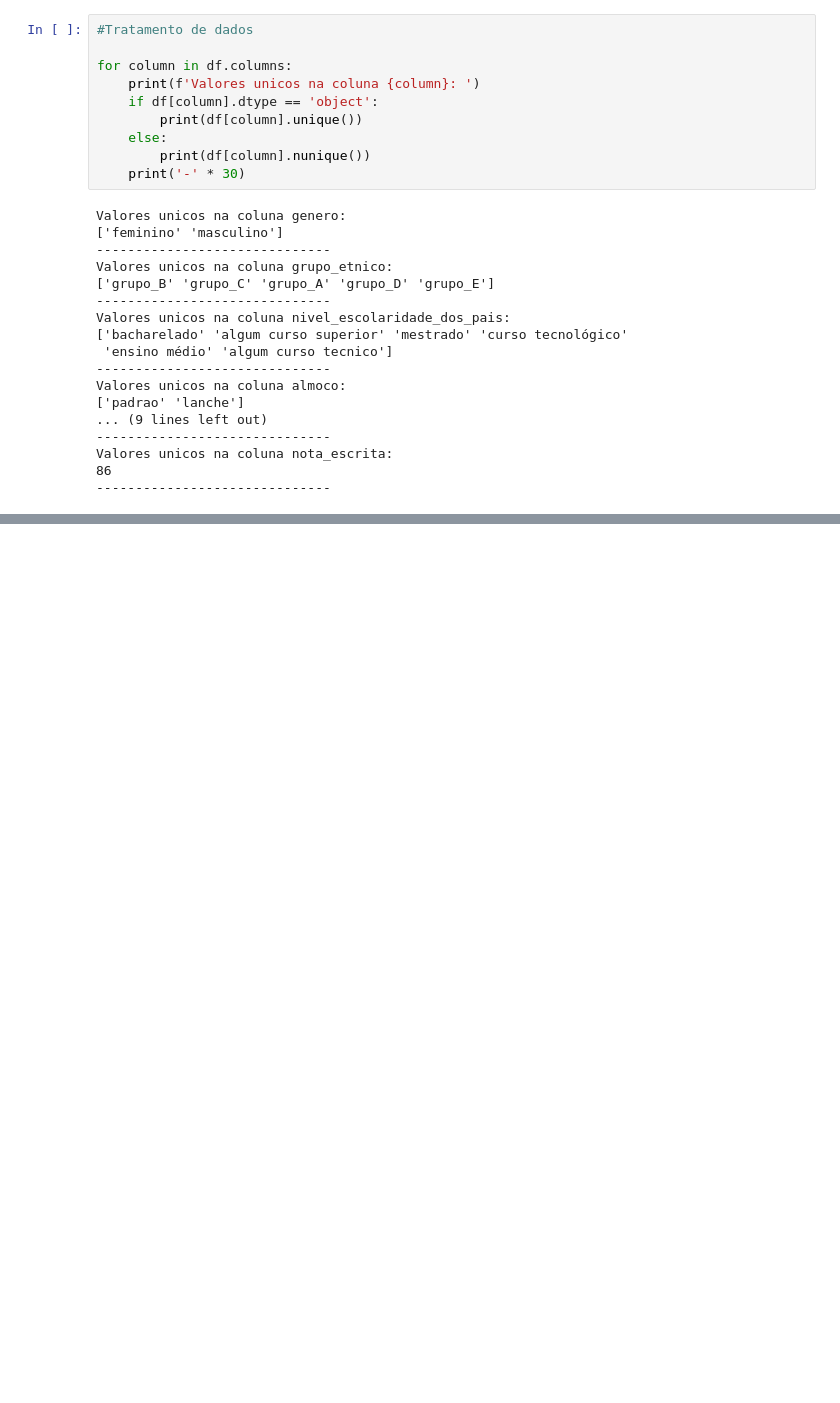
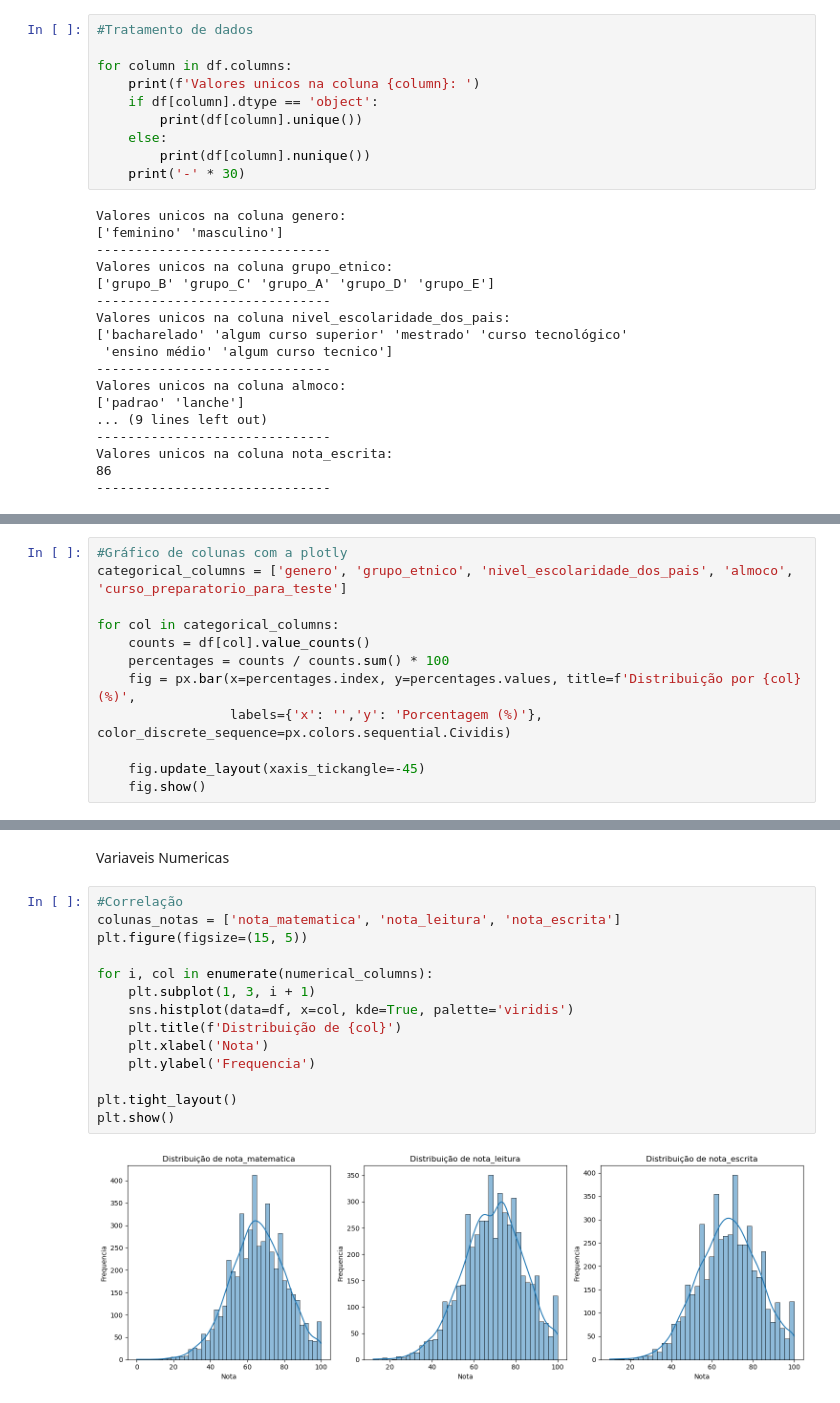
Before and after one commit to Pinaa-Matheus/Analise_DesempenhoEstudantil, a Jupyter notebook: analises.ipynb, the cells around one changed output, grey strips where cells are left out. Saved outputs shown, nothing was run; the diff lists cells and outputs as text; blank space fills up the shorter version.

```diff
--- a/analises.ipynb
+++ b/analises.ipynb
@@ -104,0 +271,12 @@ Valores unicos na coluna nota_escrita:
+# %%
+#Gráfico de colunas com a plotly
+categorical_columns = ['genero', 'grupo_etnico', 'nivel_escolaridade_dos_pais', 'almoco', 'curso_preparatorio_para_teste']
+
+for col in categorical_columns:
+    counts = df[col].value_counts()
+    percentages = counts / counts.sum() * 100
+    fig = px.bar(x=percentages.index, y=percentages.values, title=f'Distribuição por {col} (%)',
+                 labels={'x': '','y': 'Porcentagem (%)'}, color_discrete_sequence=px.colors.sequential.Cividis)
+
+    fig.update_layout(xaxis_tickangle=-45)
+    fig.show()
@@ -104,0 +294,18 @@ Valores unicos na coluna nota_escrita:
+# %% [markdown]
+Variaveis Numericas
+# %%
+#Correlação
+colunas_notas = ['nota_matematica', 'nota_leitura', 'nota_escrita']
+plt.figure(figsize=(15, 5))
+
+for i, col in enumerate(numerical_columns):
+    plt.subplot(1, 3, i + 1)
+    sns.histplot(data=df, x=col, kde=True, palette='viridis')
+    plt.title(f'Distribuição de {col}')
+    plt.xlabel('Nota')
+    plt.ylabel('Frequencia')
+
+plt.tight_layout()
+plt.show()
+# %% [output]
+[figure, added]
```
Also changed, not shown: parts of 17 cells of this notebook.
